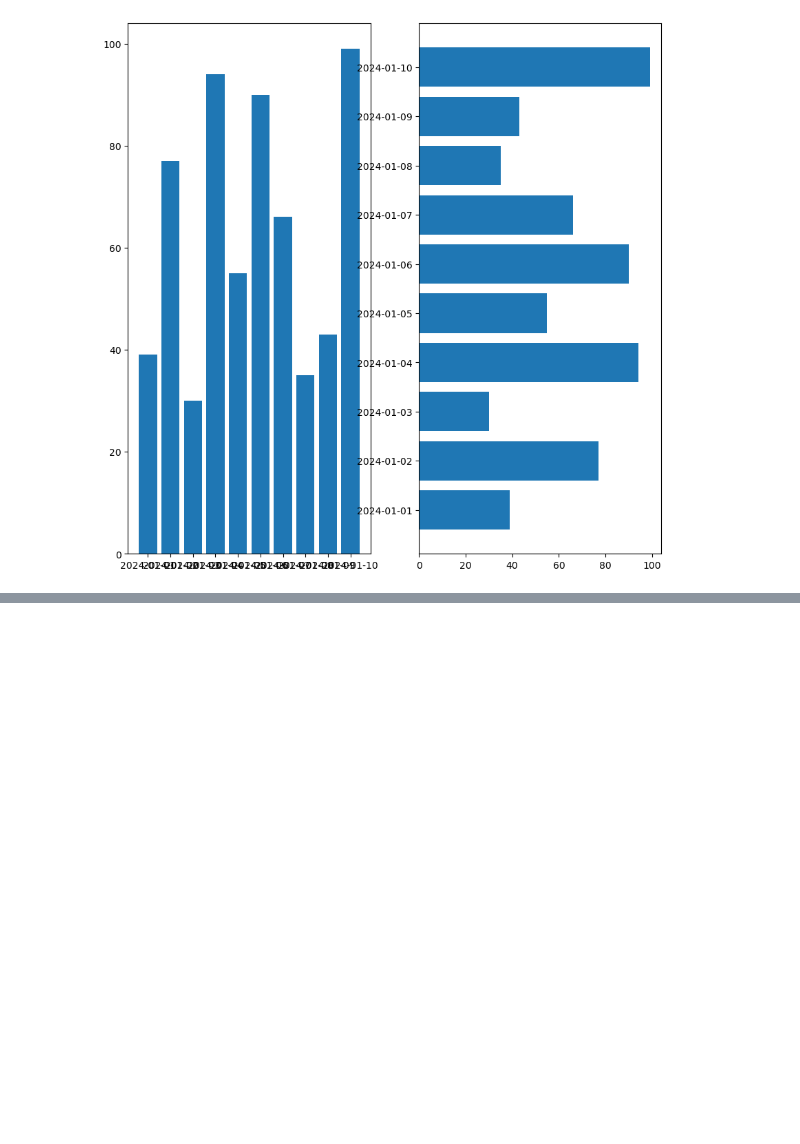
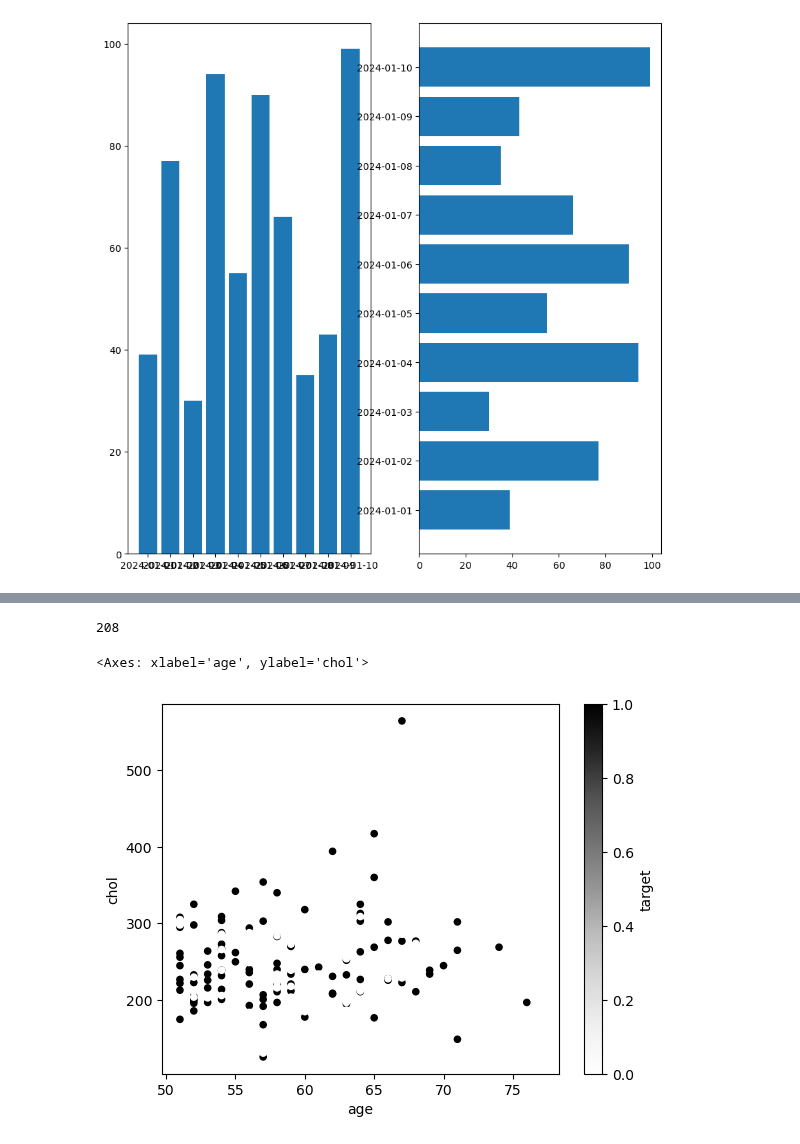
Before and after one commit to adityash97/DataScience, a Jupyter notebook: matplotlib.ipynb, the cells around one changed output, grey strips where cells are left out. Saved outputs shown, nothing was run; the diff lists cells and outputs as text; code cells hidden in the pictures; blank space fills up the shorter version.

```diff
--- a/matplotlib.ipynb
+++ b/matplotlib.ipynb
@@ -304,0 +341,3 @@ ax2.barh(y=df["sales_date"],width=df["car_sales"])
+# %%
+above_50 = heart_disease[heart_disease['age'] > 50]
+above_50
@@ -304,0 +358,10 @@ ax2.barh(y=df["sales_date"],width=df["car_sales"])
+# %%
+len(above_50)
+# %% [output]
+208
+# %%
+# Pyplot method 1
+above_50.plot(kind='scatter',x='age',y='chol',c='target') #1st way
+# %% [output]
+<Axes: xlabel='age', ylabel='chol'>
+[figure, added]
```
Also changed, not shown: parts of 10 cells of this notebook.
